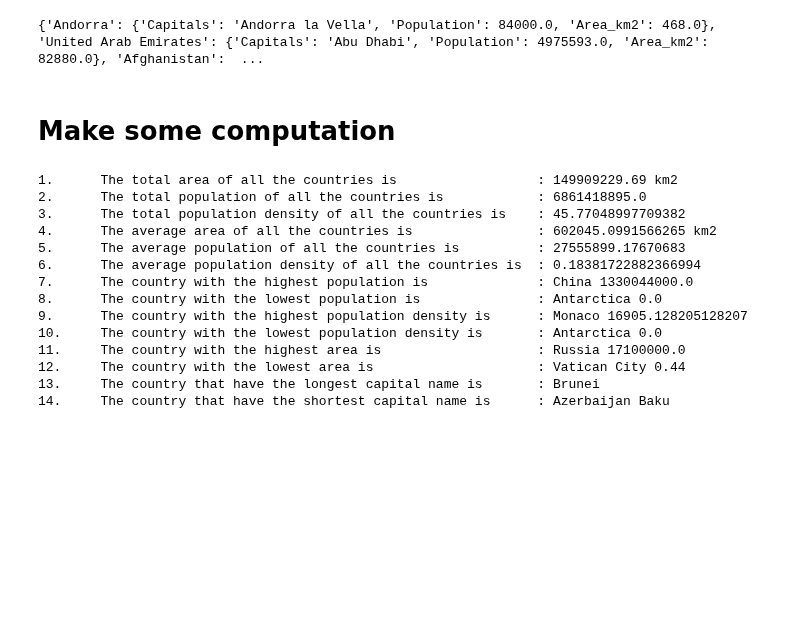
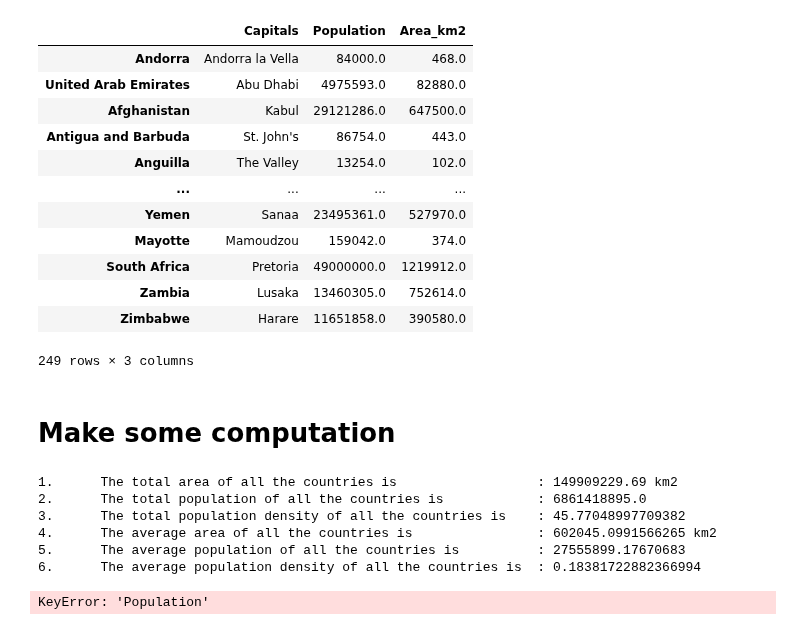
Before and after one commit to moiap13/nomades_python_software_engineer, a Jupyter notebook: numpy_pandas/student_exercises/corrections/data_aquisition/web_scrapping/basic/country_capitals/country_capitals.ipynb, the cells around one changed output. Cells and saved outputs as stored; diff of their text form; code cells hidden in the pictures; blank space fills up the shorter version.

```diff
--- a/numpy_pandas/student_exercises/corrections/data_aquisition/web_scrapping/basic/country_capitals/country_capitals.ipynb
+++ b/numpy_pandas/student_exercises/corrections/data_aquisition/web_scrapping/basic/country_capitals/country_capitals.ipynb
@@ -15,53 +16,66 @@ soup = BeautifulSoup(html_content.text, "html.parser")
 # %%
 # Create a dictionary to store the data
 # The keys of the dictionary will be the countries
 # The values of the dictionary will be the capitals, the population and the area in km2 of the country
 # HINT: you can use the find_all method to find all the tags of a certain type
 countries_html=soup.findAll("div", class_="country")
 
 data = {}
 for country in countries_html:
     country_name = country.find("h3",class_="country-name").text.strip()
     capital = country.find("span",class_="country-capital").text
     population = float(country.find("span",class_="country-population").text)
     area = float(country.find("span",class_="country-area").text)
 
     if capital == "None":
         capital = ""
 
     if area == 0:
         continue
 
     data[country_name]={
         "Capitals": capital,
         "Population": population,
         "Area_km2": area
     }
 
-print(data)
+data = pd.DataFrame.from_dict(data, orient="index")
+data
 # %% [output]
+|  | Capitals | Population | Area_km2 |
+| Andorra | Andorra la Vella | 84000.0 | 468.0 |
+| United Arab Emirates | Abu Dhabi | 4975593.0 | 82880.0 |
+| Afghanistan | Kabul | 29121286.0 | 647500.0 |
+| Antigua and Barbuda | St. John's | 86754.0 | 443.0 |
+| Anguilla | The Valley | 13254.0 | 102.0 |
+| ... | ... | ... | ... |
+| Yemen | Sanaa | 23495361.0 | 527970.0 |
+| Mayotte | Mamoudzou | 159042.0 | 374.0 |
+| South Africa | Pretoria | 49000000.0 | 1219912.0 |
+| Zambia | Lusaka | 13460305.0 | 752614.0 |
+| Zimbabwe | Harare | 11651858.0 | 390580.0 |
-{'Andorra': {'Capitals': 'Andorra la Vella', 'Population': 84000.0, 'Area_km2': 468.0}, 'United Arab Emirates': {'Capitals': 'Abu Dhabi', 'Population': 4975593.0, 'Area_km2': 82880.0}, 'Afghanistan':  ...
+249 rows × 3 columns
 # %% [markdown]
 # Make some computation
 # %%
 # 1. Compute the total area of all the countries
-total_area = sum([dict["Area_km2"] for dict in data.values()])
+total_area = data.Area_km2.sum()
 print(f"1.\tThe total area of all the countries is\t\t\t: {total_area} km2")
 
 # 2. Compute the total population of all the countries
-total_population = sum([dict["Population"] for dict in data.values()])
+total_population = data.Population.sum()
 print(f"2.\tThe total population of all the countries is\t\t: {total_population}")
 
 # 3. Compute the total population density of all the countries
-total_population_density = total_population / total_area
+total_population_density = data.Population.sum() / data.Area_km2.sum()
 print(f"3.\tThe total population density of all the countries is\t: {total_population_density}")
 
 # 4. Compute the average area of all the countries
-average_area = total_area / len(data)
+average_area = data.Area_km2.mean()
 print(f"4.\tThe average area of all the countries is\t\t: {average_area} km2")
 
 # 5. Compute the average population of all the countries
-average_population = total_population / len(data)
+average_population = data.Population.mean()
 print(f"5.\tThe average population of all the countries is\t\t: {average_population}")
 
 # 6. Compute the average population density of all the countries
@@ -106,11 +120,4 @@ print(f"14.\tThe country that have the shortest capital name is\t: {shortest_cap
 4.      The average area of all the countries is                : 602045.0991566265 km2
 5.      The average population of all the countries is          : 27555899.17670683
 6.      The average population density of all the countries is  : 0.18381722882366994
-7.      The country with the highest population is              : China 1330044000.0
-8.      The country with the lowest population is               : Antarctica 0.0
-9.      The country with the highest population density is      : Monaco 16905.128205128207
-10.     The country with the lowest population density is       : Antarctica 0.0
-11.     The country with the highest area is                    : Russia 17100000.0
-12.     The country with the lowest area is                     : Vatican City 0.44
-13.     The country that have the longest capital name is       : Brunei
-14.     The country that have the shortest capital name is      : Azerbaijan Baku
+KeyError: 'Population'
```
Also changed, not shown: parts of 1 cell of this notebook, 9 other files.
